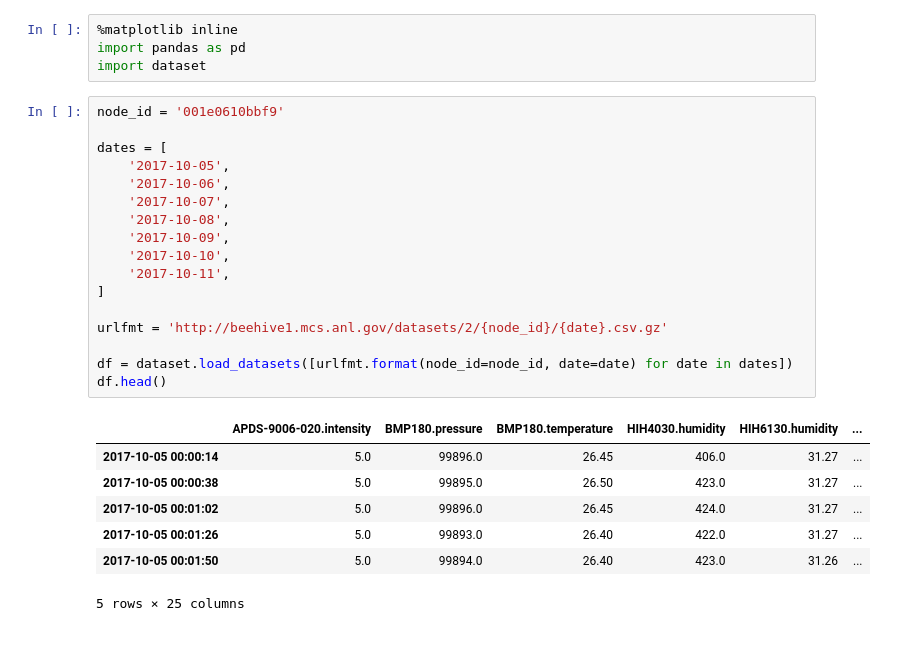
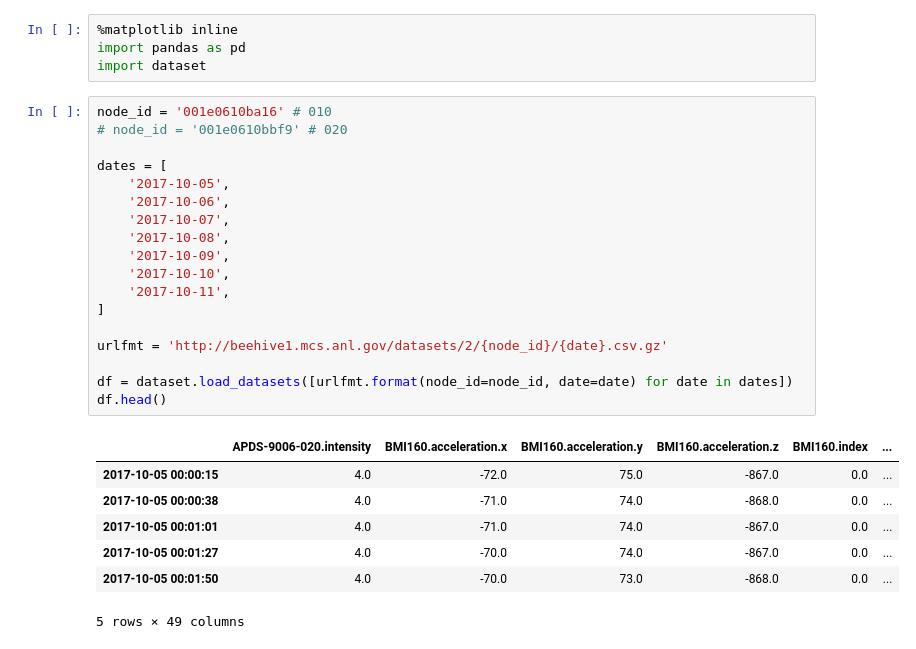
Before and after one commit to seanshahkarami/waggle-notebooks, a Jupyter notebook: Combined Plotting.ipynb, the cells around one changed output. Drawn from its saved outputs; the diff is of its cells as text.

```diff
--- a/Combined Plotting.ipynb
+++ b/Combined Plotting.ipynb
@@ -3,27 +3,28 @@
 import pandas as pd
 import dataset
 # %%
-node_id = '001e0610bbf9'
+node_id = '001e0610ba16' # 010
+# node_id = '001e0610bbf9' # 020
 
 dates = [
     '2017-10-05',
     '2017-10-06',
     '2017-10-07',
     '2017-10-08',
     '2017-10-09',
     '2017-10-10',
     '2017-10-11',
 ]
 
 urlfmt = 'http://beehive1.mcs.anl.gov/datasets/2/{node_id}/{date}.csv.gz'
 
 df = dataset.load_datasets([urlfmt.format(node_id=node_id, date=date) for date in dates])
 df.head()
 # %% [output]
-|  | APDS-9006-020.intensity | BMP180.pressure | BMP180.temperature | HIH4030.humidity | HIH6130.humidity | ... |
-| 2017-10-05 00:00:14 | 5.0 | 99896.0 | 26.45 | 406.0 | 31.27 | ... |
-| 2017-10-05 00:00:38 | 5.0 | 99895.0 | 26.50 | 423.0 | 31.27 | ... |
-| 2017-10-05 00:01:02 | 5.0 | 99896.0 | 26.45 | 424.0 | 31.27 | ... |
-| 2017-10-05 00:01:26 | 5.0 | 99893.0 | 26.40 | 422.0 | 31.27 | ... |
-| 2017-10-05 00:01:50 | 5.0 | 99894.0 | 26.40 | 423.0 | 31.26 | ... |
+|  | APDS-9006-020.intensity | BMI160.acceleration.x | BMI160.acceleration.y | BMI160.acceleration.z | BMI160.index | ... |
+| 2017-10-05 00:00:15 | 4.0 | -72.0 | 75.0 | -867.0 | 0.0 | ... |
+| 2017-10-05 00:00:38 | 4.0 | -71.0 | 74.0 | -868.0 | 0.0 | ... |
+| 2017-10-05 00:01:01 | 4.0 | -71.0 | 74.0 | -867.0 | 0.0 | ... |
+| 2017-10-05 00:01:27 | 4.0 | -70.0 | 74.0 | -867.0 | 0.0 | ... |
+| 2017-10-05 00:01:50 | 4.0 | -70.0 | 73.0 | -868.0 | 0.0 | ... |
-5 rows × 25 columns
+5 rows × 49 columns
```
Also changed, not shown: parts of 3 cells of this notebook.
